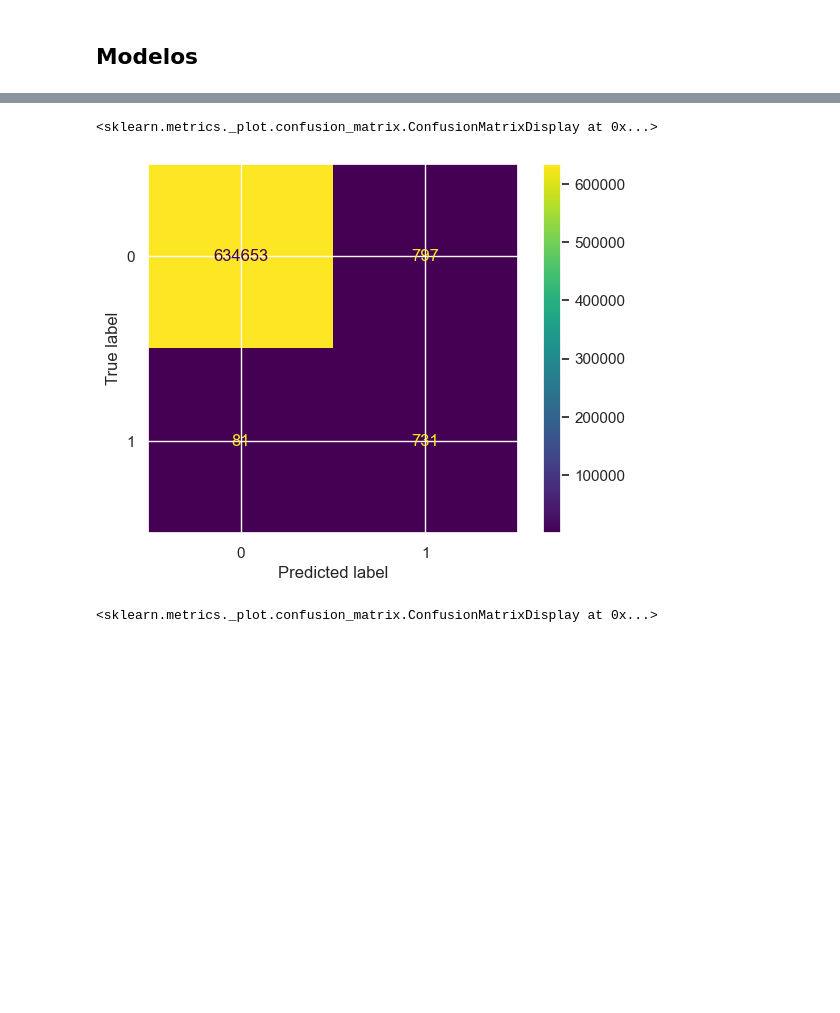
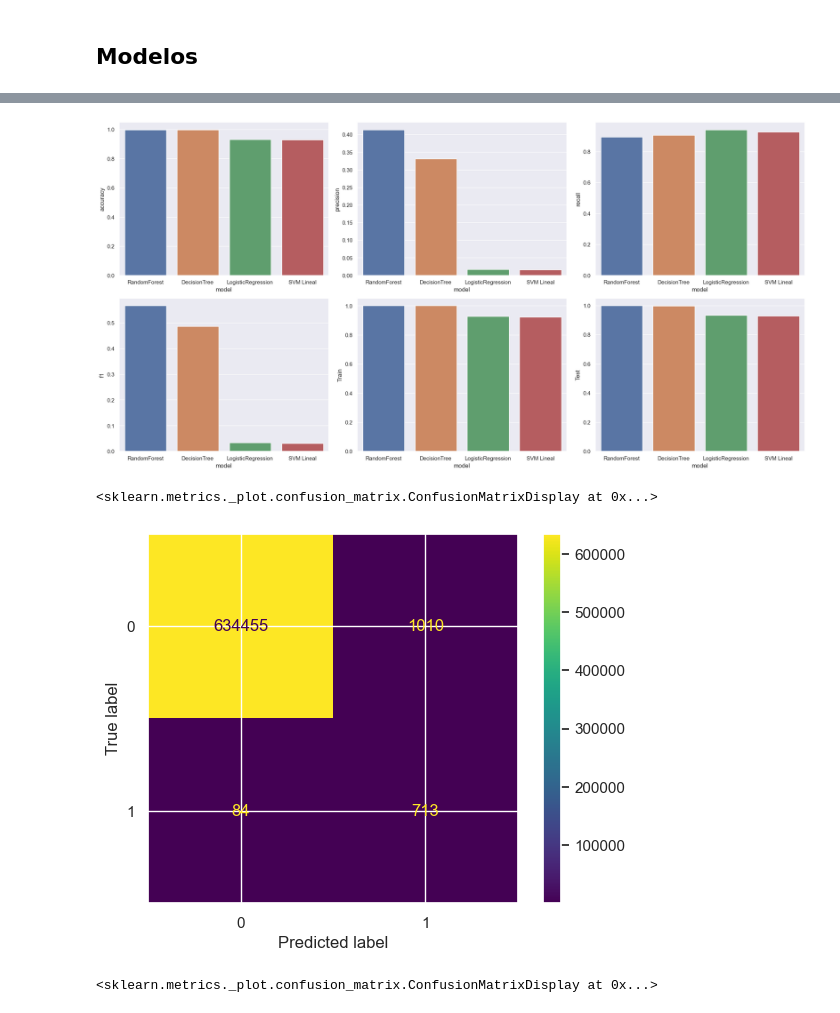
Before and after one commit to Hector242/aprendizaje_maquina_I, a Jupyter notebook: PrimerTp/tp1/fraud_detection.ipynb, the cells around one changed output, grey strips where cells are left out. Cells and saved outputs as stored; diff of their text form; code cells hidden in the pictures; blank space fills up the shorter version.

Commit message:
feat: data results and visualization added

```diff
--- a/PrimerTp/tp1/fraud_detection.ipynb
+++ b/PrimerTp/tp1/fraud_detection.ipynb
@@ -325,8 +329,7 @@ models = [
     ("RandomForest",RandomForestClassifier(n_estimators=10, random_state=42)), #usando 100 arboles
     ("DecisionTree",DecisionTreeClassifier(random_state=42)),
     ("LogisticRegression", LogisticRegression(random_state=42, max_iter=500)),
-    #("SVMkernel", SVC(random_state=42, kernel='rbf'))
-    #("SVM Lineal", LinearSVC(random_state=42, max_iter=500, tol=1e-5))
+    ("SVM Lineal", LinearSVC(random_state=42, max_iter=500, tol=1e-5))
 ]
 # %%
 # Iteramos sobre los modelos y guardamos los resultados
@@ -346,7 +349,7 @@ for mod in models:
     score_train = model.score(X_train_sb, y_train_sb)
     score_test = model.score(X_test, y_test)
     models_table.append({
-        "Nombre del modelo":mod[0],
+        "model":mod[0],
         "accuracy":accuracy,
         "precision":precision,
         "recall":recall,
@@ -357,7 +360,7 @@ for mod in models:
 
     cm = confusion_matrix(y_test, y_pred, labels=model.classes_)
     cm_table.append({
-        "Nombre del modelo":mod[0],
+        "model":mod[0],
         "ConfusionMatrix":cm
     })
 # %%
@@ -381,0 +379,3 @@ print(cm_table)
+# %%
+new_df = pd.DataFrame(models_table)
+new_df.head()
@@ -382,10 +388,21 @@ print(cm_table)
+# %%
+# plot de precision por modelo
+y_columns = new_df.drop(columns='model')
+
+fig = plt.figure(figsize=(20,10))
+for i in range(len(y_columns.columns)):
+    fig.add_subplot(2,3,i+1)
+    sns.barplot(data=new_df, x='model', y=y_columns.columns[i])
+    fig.tight_layout(pad=1)
+# %% [output]
+[figure, added]
 # %%
 # Matriz de confusion RandomForest
 disp = ConfusionMatrixDisplay(confusion_matrix=cm_table[0].get("ConfusionMatrix"))
 disp.plot()
 # %% [output]
 <sklearn.metrics._plot.confusion_matrix.ConfusionMatrixDisplay at 0x...>
-[figure, old version]
+[figure, new version]
 # %%
 # Matriz de confusion DecisionTree
 disp02 = ConfusionMatrixDisplay(confusion_matrix=cm_table[1].get("ConfusionMatrix"))
```
Also changed, not shown: parts of 13 cells of this notebook.
